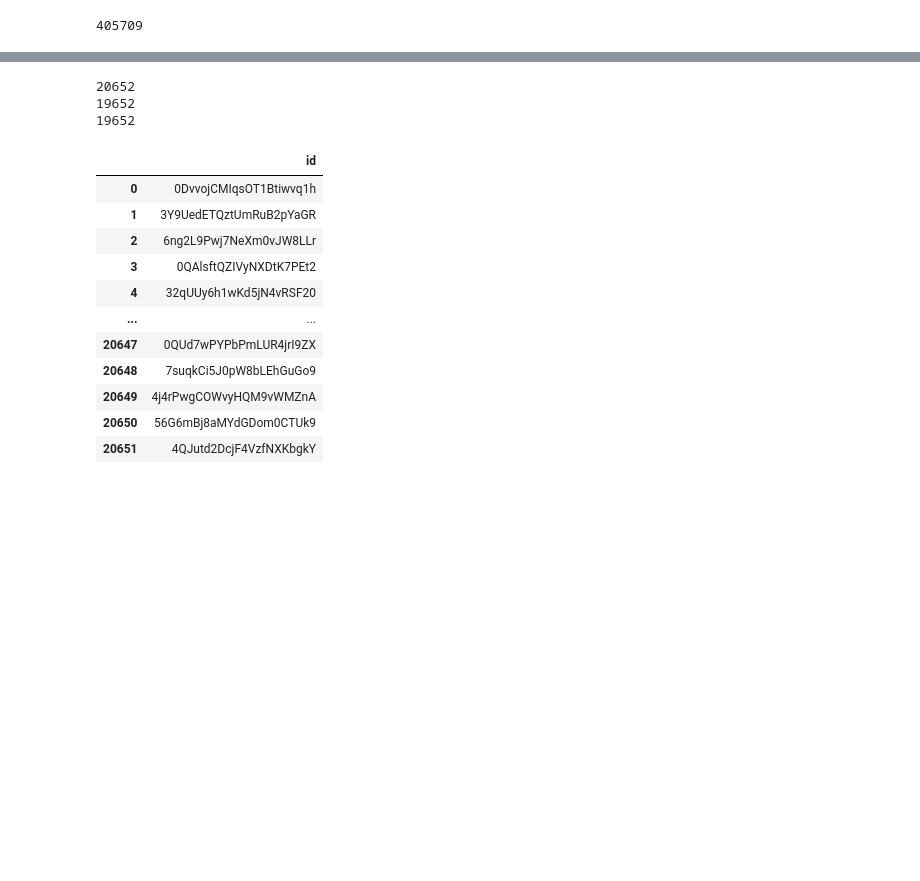
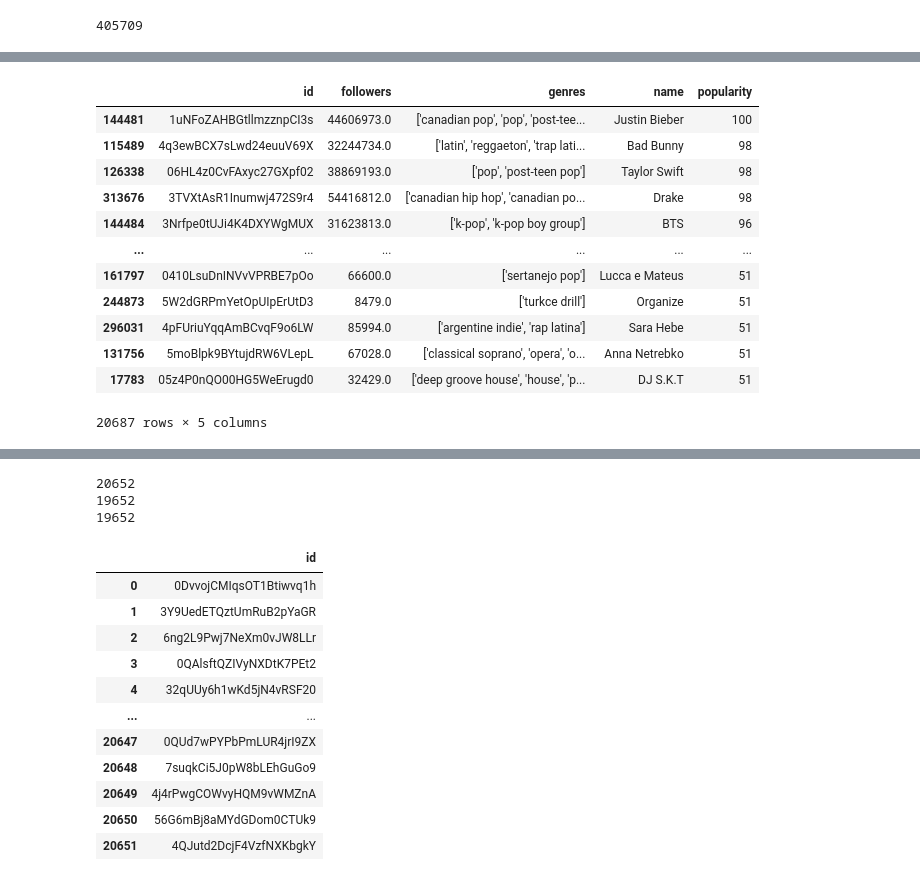
Before and after one commit to LudvigL123/network_science_project, a Jupyter notebook: data extraction/spotify_data_extraction.ipynb, the cells around one changed output, grey strips where cells are left out. Drawn from its saved outputs; the diff is of its cells as text; code cells hidden in the pictures; blank space fills up the shorter version.

```diff
--- a/spotify_data_extraction.ipynb
+++ b/data extraction/spotify_data_extraction.ipynb
@@ -31,3 +33,25 @@ df_whole
 | 405707 | 0yfrJ4JXXcChkrcFr5l8nN | [70xqsSaFzoHsDjzaQnjvTW, 02rbtsxm... |
 | 405708 | 0jm2LG0drmDo48H3glziUD | [0qtCZoFConPbcPfkwtqpx6, 1q9C5Xle... |
 405709 rows × 2 columns
+# %%
+original_data = pd.read_csv('artists.csv')
+
+
+sorted_df = original_data.sort_values(by='popularity',ascending=False)
+sorted_df
+ids_popu = sorted_df[sorted_df['popularity']>50]
+ids_popu
+# %% [output]
+|  | id | followers | genres | name | popularity |
+| 144481 | 1uNFoZAHBGtllmzznpCI3s | 44606973.0 | ['canadian pop', 'pop', 'post-tee... | Justin Bieber | 100 |
+| 115489 | 4q3ewBCX7sLwd24euuV69X | 32244734.0 | ['latin', 'reggaeton', 'trap lati... | Bad Bunny | 98 |
+| 126338 | 06HL4z0CvFAxyc27GXpf02 | 38869193.0 | ['pop', 'post-teen pop'] | Taylor Swift | 98 |
+| 313676 | 3TVXtAsR1Inumwj472S9r4 | 54416812.0 | ['canadian hip hop', 'canadian po... | Drake | 98 |
+| 144484 | 3Nrfpe0tUJi4K4DXYWgMUX | 31623813.0 | ['k-pop', 'k-pop boy group'] | BTS | 96 |
+| ... | ... | ... | ... | ... | ... |
+| 161797 | 0410LsuDnINVvVPRBE7pOo | 66600.0 | ['sertanejo pop'] | Lucca e Mateus | 51 |
+| 244873 | 5W2dGRPmYetOpUIpErUtD3 | 8479.0 | ['turkce drill'] | Organize | 51 |
+| 296031 | 4pFUriuYqqAmBCvqF9o6LW | 85994.0 | ['argentine indie', 'rap latina'] | Sara Hebe | 51 |
+| 131756 | 5moBlpk9BYtujdRW6VLepL | 67028.0 | ['classical soprano', 'opera', 'o... | Anna Netrebko | 51 |
+| 17783 | 05z4P0nQO00HG5WeErugd0 | 32429.0 | ['deep groove house', 'house', 'p... | DJ S.K.T | 51 |
+20687 rows × 5 columns
```
Also changed, not shown: parts of 14 cells of this notebook, 6 other files.
